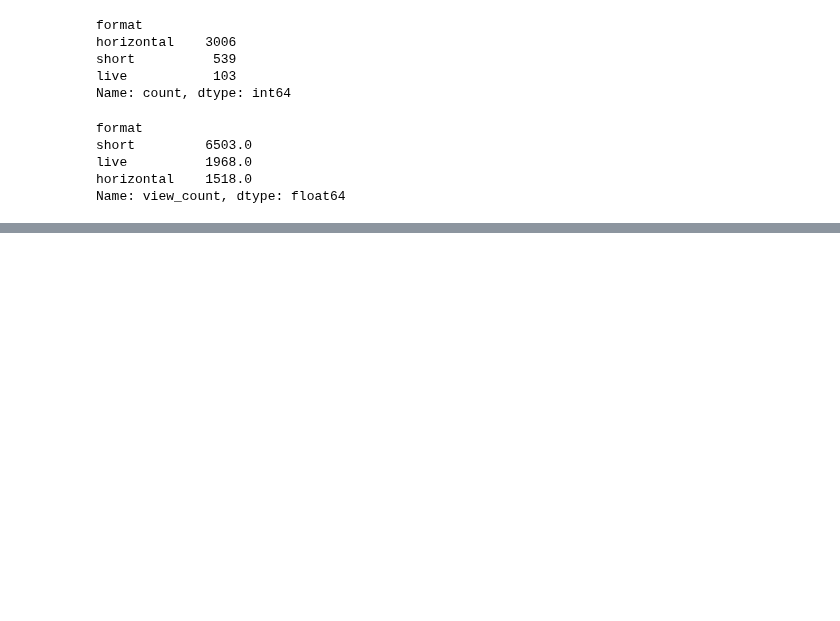
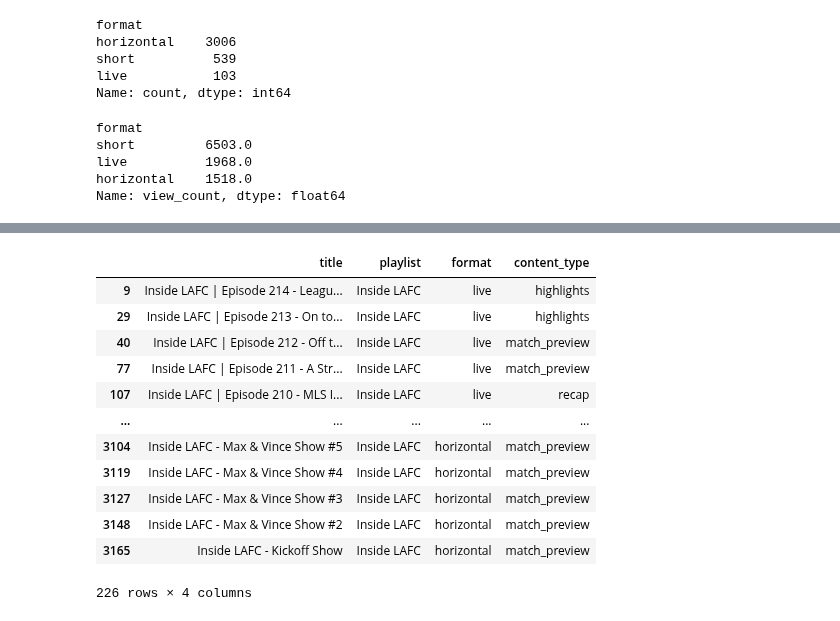
Before and after one commit to great-wave/lafc_content, a Jupyter notebook: notebooks/exploration.ipynb, the cells around one changed output, grey strips where cells are left out. Saved outputs shown, nothing was run; the diff lists cells and outputs as text; code cells hidden in the pictures; blank space fills up the shorter version.

```diff
--- a/notebooks/exploration.ipynb
+++ b/notebooks/exploration.ipynb
@@ -119,3 +125,21 @@ FIXED = sorted(FAMILY_COLORS)
+# %%
+inside_lafc_df = df[df['playlist'] == 'Inside LAFC'].copy()
+slice = inside_lafc_df[['title', 'playlist', 'format', 'content_type']]
+slice
+# %% [output]
+|  | title | playlist | format | content_type |
+| 9 | Inside LAFC | Episode 214 - Leagu... | Inside LAFC | live | highlights |
+| 29 | Inside LAFC | Episode 213 - On to... | Inside LAFC | live | highlights |
+| 40 | Inside LAFC | Episode 212 - Off t... | Inside LAFC | live | match_preview |
+| 77 | Inside LAFC | Episode 211 - A Str... | Inside LAFC | live | match_preview |
+| 107 | Inside LAFC | Episode 210 - MLS I... | Inside LAFC | live | recap |
+| ... | ... | ... | ... | ... |
+| 3104 | Inside LAFC - Max & Vince Show #5 | Inside LAFC | horizontal | match_preview |
+| 3119 | Inside LAFC - Max & Vince Show #4 | Inside LAFC | horizontal | match_preview |
+| 3127 | Inside LAFC - Max & Vince Show #3 | Inside LAFC | horizontal | match_preview |
+| 3148 | Inside LAFC - Max & Vince Show #2 | Inside LAFC | horizontal | match_preview |
+| 3165 | Inside LAFC - Kickoff Show | Inside LAFC | horizontal | match_preview |
+226 rows × 4 columns
 # %%
 order = df.groupby('format_family')['view_count'].median().sort_values().index.tolist()
 n = df['format_family'].value_counts()
```
Also changed, not shown: parts of 7 cells of this notebook, 5 other files.
